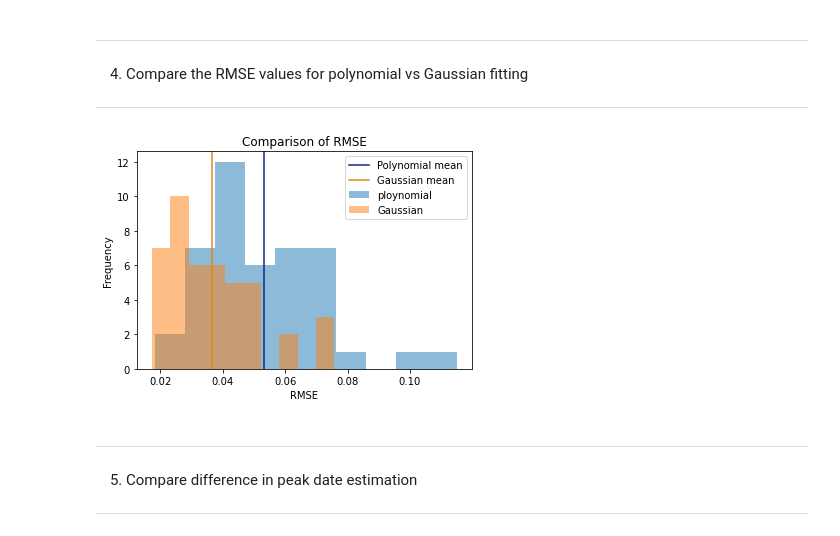
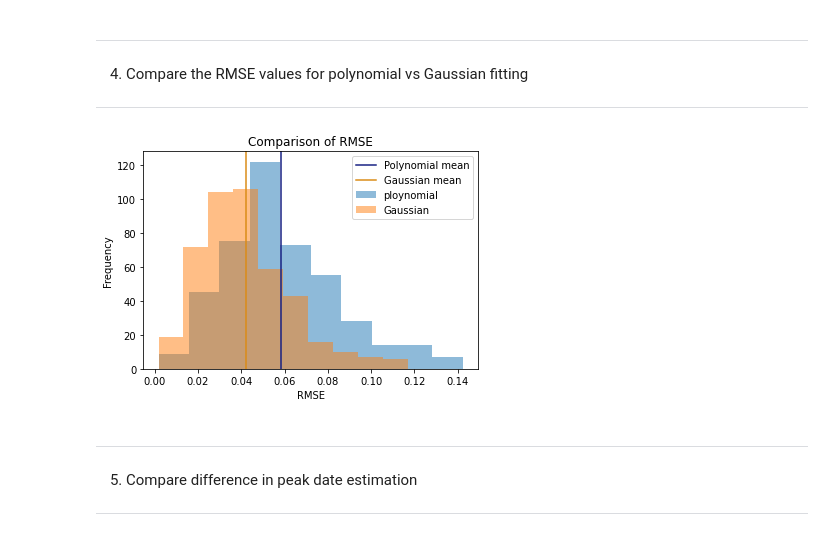
Before and after one commit to OCHA-DAP/pa-bangladesh-aa, a Jupyter notebook: notebooks/20201023_Funcfit.ipynb, the cells around one changed output. Saved outputs shown, nothing was run; the diff lists cells and outputs as text; code cells hidden in the pictures.

```diff
--- a/notebooks/20201023_Funcfit.ipynb
+++ b/notebooks/20201023_Funcfit.ipynb
@@ -3,3 +13,5 @@
+# %%
+ADM_GRP = 'ADM4'
 # %% [markdown]
 ---
 1. Imports, loading, and preprocessing
@@ -25,19 +32,21 @@ df0 = ld.read_data(FNAME)
-# %%
-ADM_GRP = 'ADM3_EN' # Admin level to group by
-df1 = cd.group_df(df0, ADM_GRP)
+# %%
+df1 = pd.read_csv('data/processed/{}_flood_extent_sentinel.csv'.format(ADM_GRP))
 # %% [markdown]
 ---
 2. Demonstrate functions and take a look at the sample results
 ---
 # %%
 # 0. Select admin region from the grouped data
-df2 = cd.select_df(df1, df1[ADM_GRP].unique()[4])
+sel = 6 # Index to select an admin region
+sel_col = ADM_GRP+'_PCODE'
+sel_area = df1[sel_col].unique()[sel]
+df2 = df1.loc[df1[sel_col] == sel_area].reset_index()
 
 # 1. Get the x and y
 x,y = ff.get_xy(df2)[0], ff.get_xy(df2)[1]
 
 # 2. Fit function to generate new data at daily intervals
-x_new = np.linspace(x[0], x[-1], 85)
+x_new = np.linspace(x[0], x[-1], 85) # 85 is the total number of days in overall temporal extent
 y_new_g = ff.gauss(x_new, *ff.gauss_fit(x, y))
 y_new_p = ff.poly_fit(x_new,x, y, 3)
 
@@ -45,7 +54,7 @@ y_new_p = ff.poly_fit(x_new,x, y, 3)
 plt.plot(x, y, 'o', label='data')
 plt.plot(x_new, y_new_g, label='Gaussian')
 plt.plot(x_new, y_new_p, label='Polynomial')
-plt.title(df1[ADM_GRP].unique()[4])
+plt.title(df1[ADM_GRP+'_EN'].unique()[sel])
 plt.legend()
 plt.xlabel('Unix Time')
 plt.ylabel('Flood fraction')
@@ -55,5 +64,5 @@ print('Original peak: ' + ff.get_peak(x,y))
 print('Fitted peak Gaussian: ' + ff.get_peak(x_new,y_new_g))
 print('Fitted peak Polynomial: ' + ff.get_peak(x_new,y_new_p))
 
-# plt.savefig("Results/Fit4.png", bbox_inches='tight', pad_inches=0.2)
+plt.savefig("Results/Fit1.png", bbox_inches='tight', pad_inches=0.2)
 # %% [output]
@@ -128,18 +146,18 @@ results.head()
 4. Compare the RMSE values for polynomial vs Gaussian fitting
 ---
 # %%
-plt.hist(results['RMSE_P'], label='ploynomial', alpha=0.5)
-plt.hist(results['RMSE_G'], label='Gaussian', alpha=0.5)
-plt.axvline(results['RMSE_P'].mean(), label='Polynomial mean', color='#172082')
-plt.axvline(results['RMSE_G'].mean(), label='Gaussian mean', color='#db8c16')
+plt.hist(dates['RMSE_P'], label='ploynomial', alpha=0.5)
+plt.hist(dates['RMSE_G'], label='Gaussian', alpha=0.5)
+plt.axvline(dates['RMSE_P'].mean(), label='Polynomial mean', color='#172082')
+plt.axvline(dates['RMSE_G'].mean(), label='Gaussian mean', color='#db8c16')
 plt.legend()
 plt.xlabel('RMSE')
 plt.ylabel('Frequency')
 plt.title('Comparison of RMSE')
-plt.show()
-# plt.savefig("Results/RMSE.png", bbox_inches='tight', pad_inches=0.2)
+#plt.show()
+plt.savefig("Results/RMSE.png", bbox_inches='tight', pad_inches=0.2)
 # %% [output]
-[figure, old version]
+[figure, new version]
 # %% [markdown]
 ---
 5. Compare difference in peak date estimation
```
Also changed, not shown: parts of 10 cells of this notebook, 3 other files.
